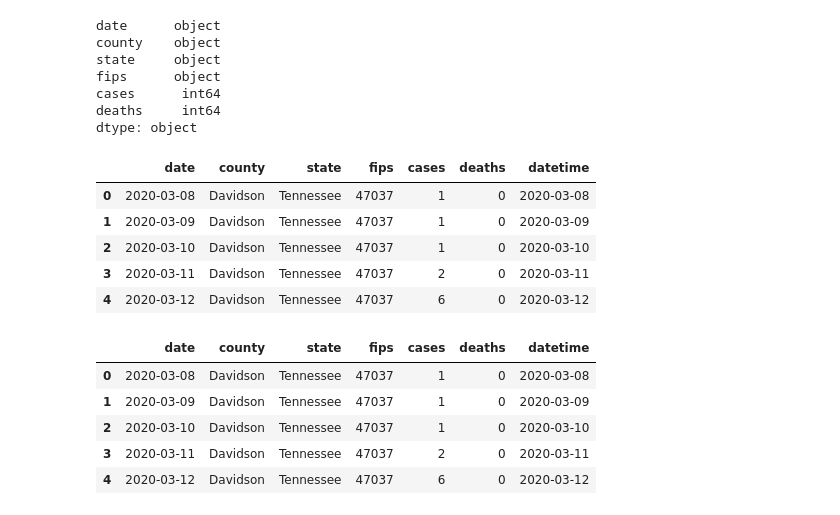
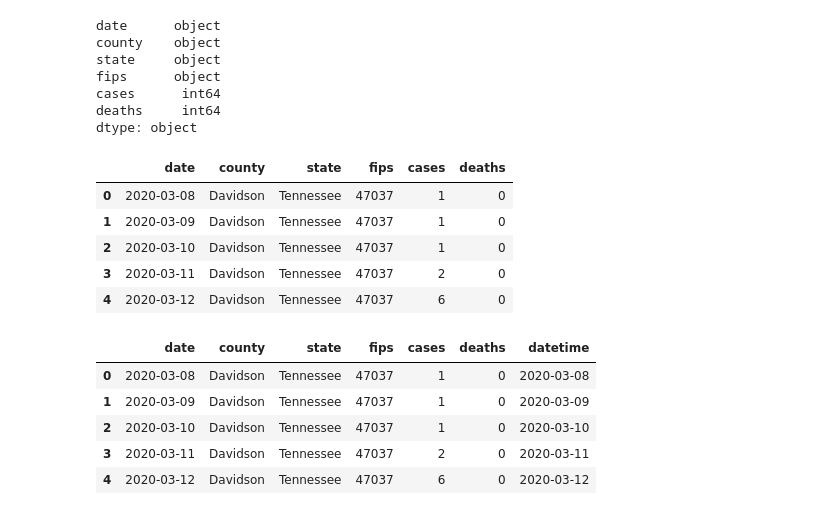
Before and after one commit to NSS-Data-Analytics-Cohort-3/nashville-covid-typhoid_turtles, a Jupyter notebook: notebooks/covid_nashville_KL.ipynb, the cells around one changed output. Drawn from its saved outputs; the diff is of its cells as text; code cells hidden in the pictures.

```diff
--- a/notebooks/covid_nashville_KL.ipynb
+++ b/notebooks/covid_nashville_KL.ipynb
@@ -111,8 +115,8 @@ tennessee_counties.head()
 | 841 | 2020-03-08 | Davidson | Tennessee | 47037 | 1 | 0 |
 | 842 | 2020-03-08 | Shelby | Tennessee | 47157 | 1 | 0 |
 # %%
-davidson = tennessee_counties[tennessee_counties['county'] == 'Davidson']
-davidson.head()
+davidson_cases = tennessee_counties[tennessee_counties['county'] == 'Davidson']
+davidson_cases.head()
 # %% [output]
 |  | date | county | state | fips | cases | deaths |
 | 841 | 2020-03-08 | Davidson | Tennessee | 47037 | 1 | 0 |
@@ -131,14 +135,14 @@ cases      int64
 deaths     int64
 dtype: object
 # %%
-davidson = davidson.reset_index(drop=True)
-davidson.head()
+davidson_cases = davidson_cases.reset_index(drop=True)
+davidson_cases.head()
 # %% [output]
-|  | date | county | state | fips | cases | deaths | datetime |
-| 0 | 2020-03-08 | Davidson | Tennessee | 47037 | 1 | 0 | 2020-03-08 |
-| 1 | 2020-03-09 | Davidson | Tennessee | 47037 | 1 | 0 | 2020-03-09 |
-| 2 | 2020-03-10 | Davidson | Tennessee | 47037 | 1 | 0 | 2020-03-10 |
-| 3 | 2020-03-11 | Davidson | Tennessee | 47037 | 2 | 0 | 2020-03-11 |
-| 4 | 2020-03-12 | Davidson | Tennessee | 47037 | 6 | 0 | 2020-03-12 |
+|  | date | county | state | fips | cases | deaths |
+| 0 | 2020-03-08 | Davidson | Tennessee | 47037 | 1 | 0 |
+| 1 | 2020-03-09 | Davidson | Tennessee | 47037 | 1 | 0 |
+| 2 | 2020-03-10 | Davidson | Tennessee | 47037 | 1 | 0 |
+| 3 | 2020-03-11 | Davidson | Tennessee | 47037 | 2 | 0 |
+| 4 | 2020-03-12 | Davidson | Tennessee | 47037 | 6 | 0 |
 # %%
 # converting 'date' from object to datetime
```
Also changed, not shown: parts of 9 cells of this notebook.
